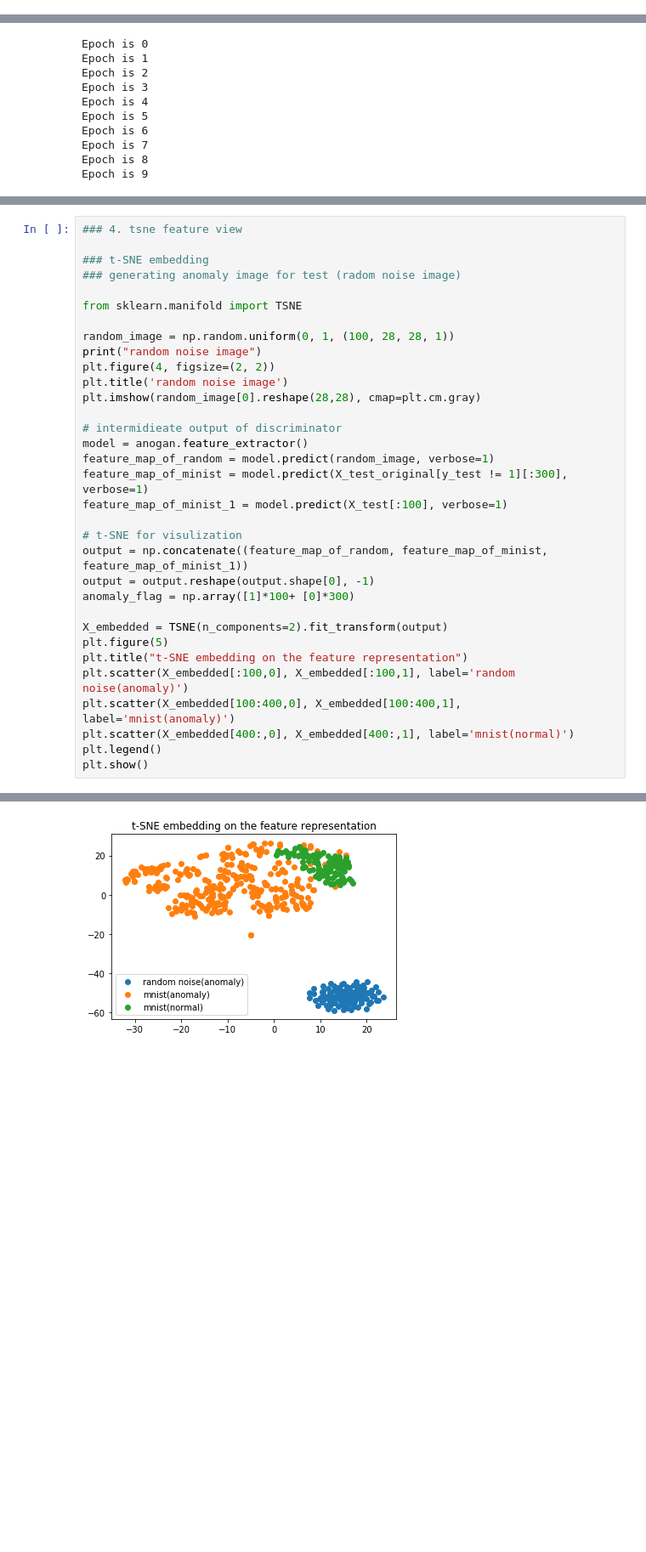
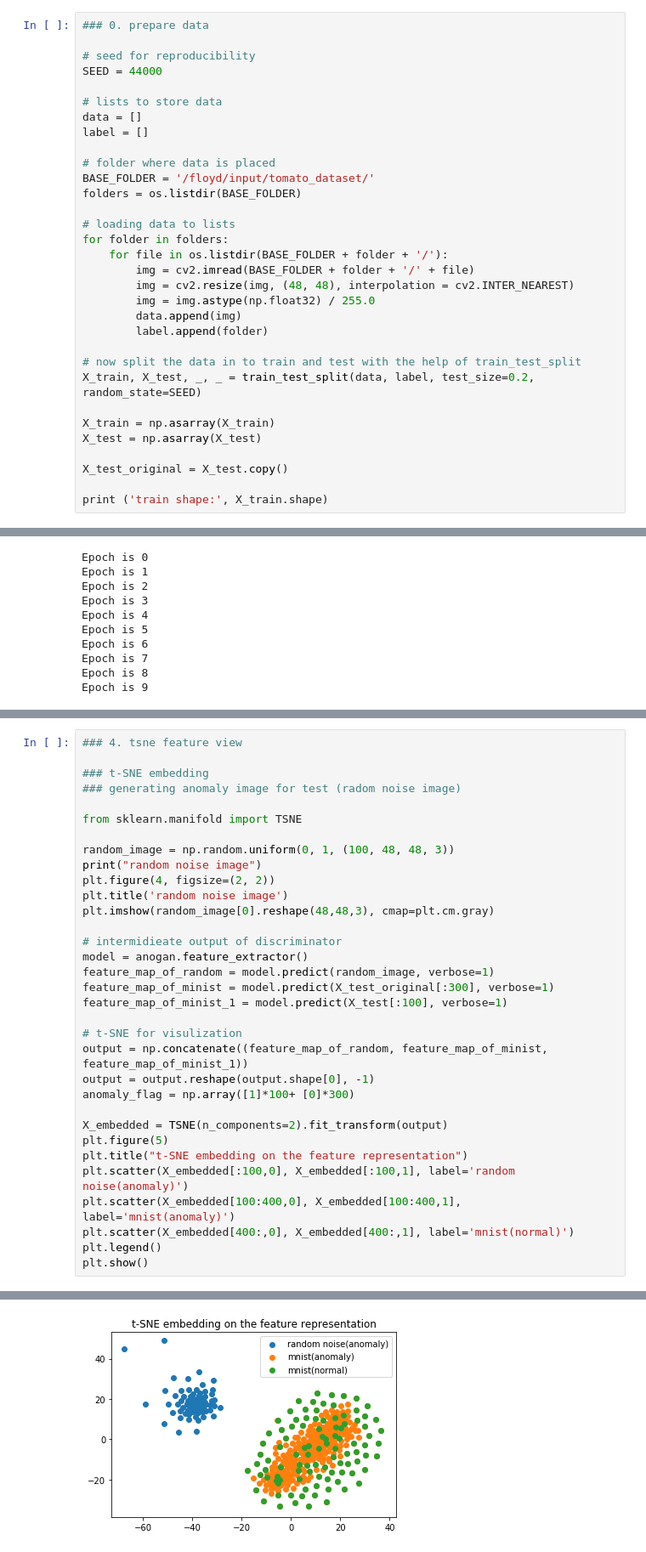
Before and after one commit to MaestriaElectronicaTEC/adversarial-anomaly-detector, a Jupyter notebook: models/anogan/AnoGAN.ipynb, the cells around one changed output, grey strips where cells are left out. Shown at 85% size. Saved outputs shown, nothing was run; the diff lists cells and outputs as text; blank space fills up the shorter version.

Commit message:
Add tomato dataset to the AnoGAN

```diff
--- a/models/anogan/AnoGAN.ipynb
+++ b/models/anogan/AnoGAN.ipynb
@@ -33,0 +19,32 @@ train shape: (6742, 28, 28, 1)
+# %%
+### 0. prepare data
+
+# seed for reproducibility
+SEED = 44000
+
+# lists to store data
+data = []
+label = []
+
+# folder where data is placed
+BASE_FOLDER = '/floyd/input/tomato_dataset/'
+folders = os.listdir(BASE_FOLDER)
+
+# loading data to lists
+for folder in folders:
+    for file in os.listdir(BASE_FOLDER + folder + '/'):
+        img = cv2.imread(BASE_FOLDER + folder + '/' + file)
+        img = cv2.resize(img, (48, 48), interpolation = cv2.INTER_NEAREST)
+        img = img.astype(np.float32) / 255.0
+        data.append(img)
+        label.append(folder)
+
+# now split the data in to train and test with the help of train_test_split
+X_train, X_test, _, _ = train_test_split(data, label, test_size=0.2, random_state=SEED)
+
+X_train = np.asarray(X_train)
+X_test = np.asarray(X_test)
+
+X_test_original = X_test.copy()
+
+print ('train shape:', X_train.shape)
@@ -127,16 +125,16 @@ anomaly score :  464.7147521972656
 
 from sklearn.manifold import TSNE
 
-random_image = np.random.uniform(0, 1, (100, 28, 28, 1))
+random_image = np.random.uniform(0, 1, (100, 48, 48, 3))
 print("random noise image")
 plt.figure(4, figsize=(2, 2))
 plt.title('random noise image')
-plt.imshow(random_image[0].reshape(28,28), cmap=plt.cm.gray)
+plt.imshow(random_image[0].reshape(48,48,3), cmap=plt.cm.gray)
 
 # intermidieate output of discriminator
 model = anogan.feature_extractor()
 feature_map_of_random = model.predict(random_image, verbose=1)
-feature_map_of_minist = model.predict(X_test_original[y_test != 1][:300], verbose=1)
+feature_map_of_minist = model.predict(X_test_original[:300], verbose=1)
 feature_map_of_minist_1 = model.predict(X_test[:100], verbose=1)
 
 # t-SNE for visulization
@@ -161 +159 @@ random noise image
-[figure, old version]
+[figure, new version]
```
Also changed, not shown: parts of 9 cells of this notebook, 1 other file.
